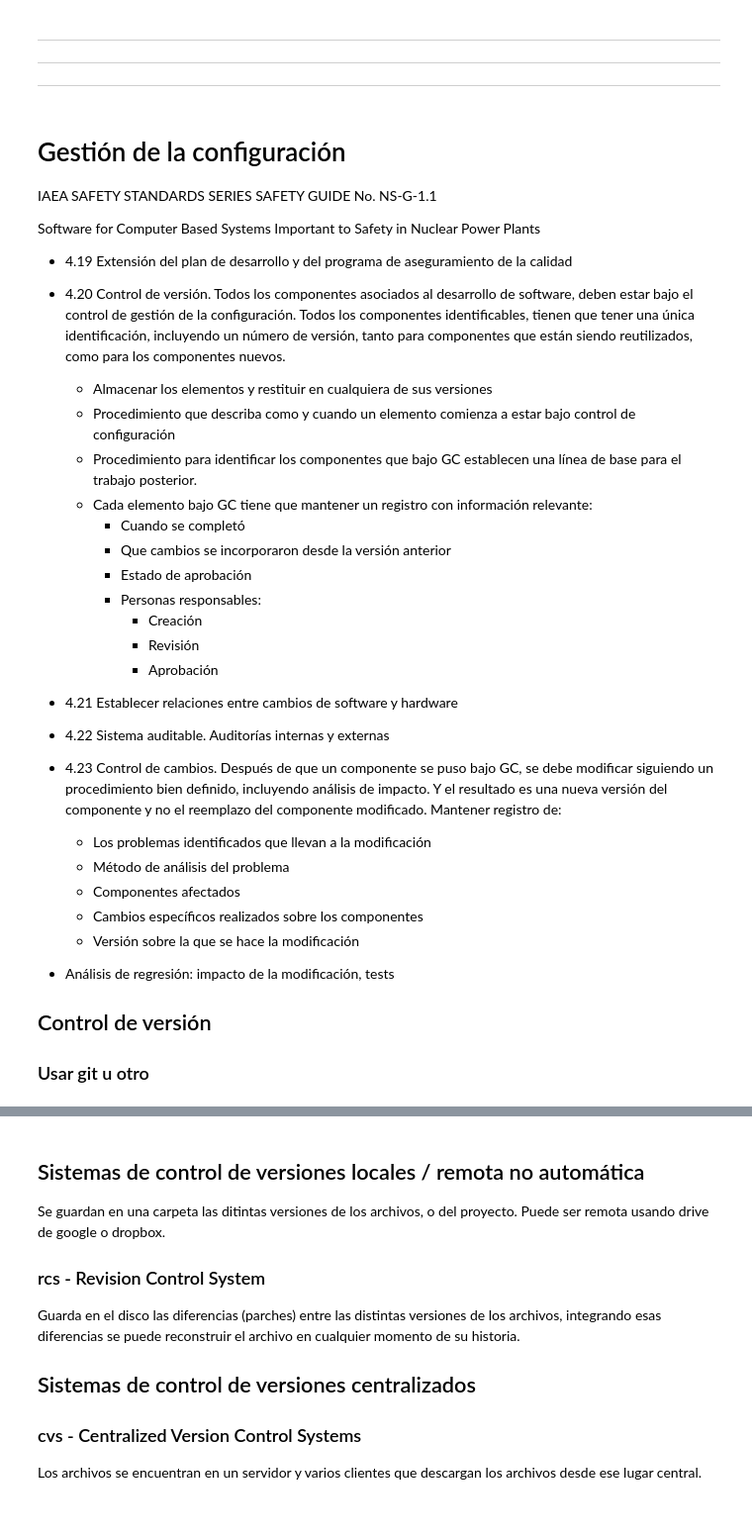
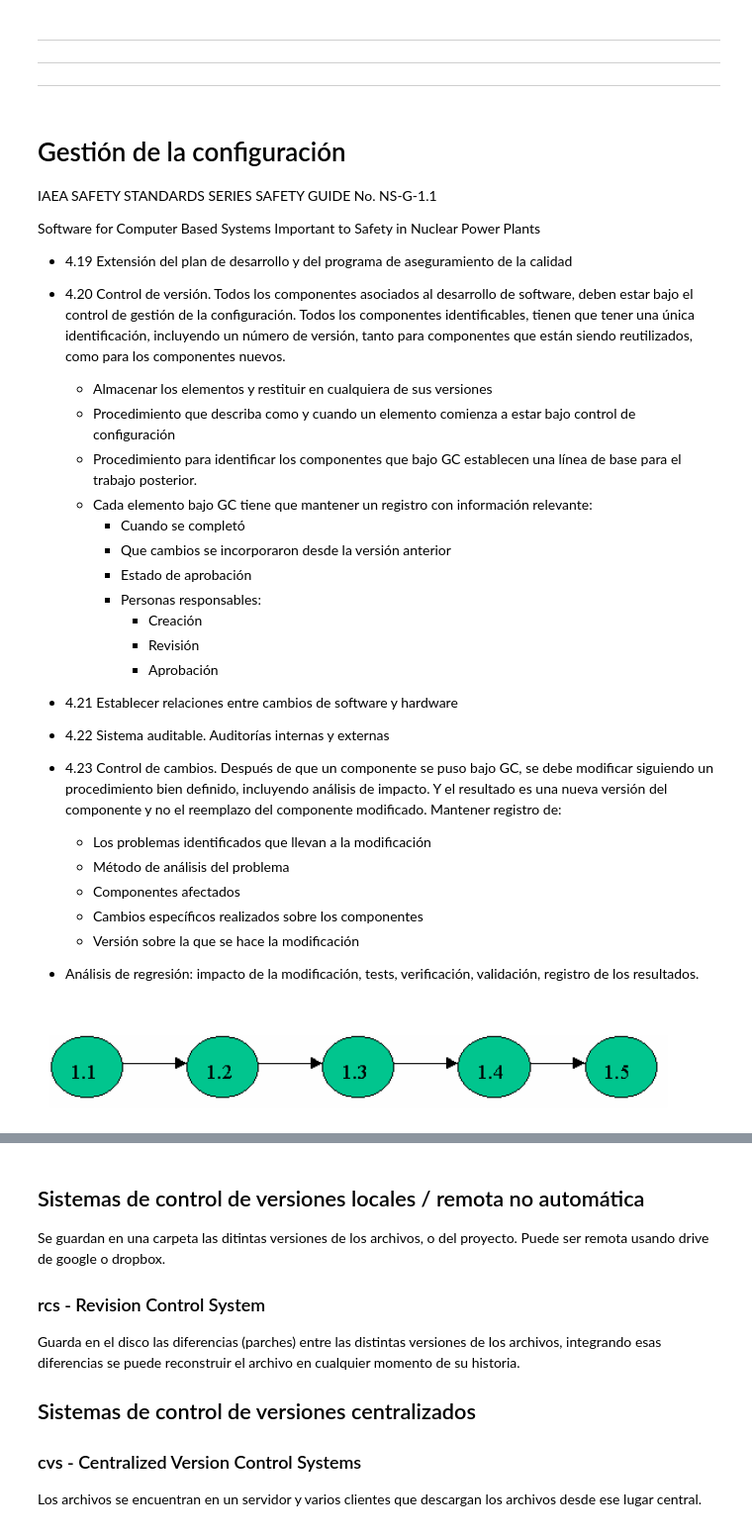
Before and after one commit to lmpizarro/apuntes-python-cientifico, a Jupyter notebook: cursoPython/oper-struct-test.ipynb, the cells around one changed output, grey strips where cells are left out. Shown: that part at 99% size. Drawn from its saved outputs; the diff is of its cells as text; code cells hidden in the pictures.

Commit message:
GC image control version

```diff
--- a/cursoPython/oper-struct-test.ipynb
+++ b/cursoPython/oper-struct-test.ipynb
@@ -613,11 +613,9 @@ Mantener registro de:
    * Versión sobre la que se hace la modificación
 
 
-* Análisis de regresión: impacto de la modificación, tests
-
-
-
-
-## Control de versión
-
-### Usar git u otro
+* Análisis de regresión: impacto de la modificación, tests, verificación, validación, registro de los resultados.
+# %%
+from IPython.display import Image
+Image(filename='Diagrama-10-GC.png')
+# %% [output]
+[figure, added]
```
Also changed, not shown: parts of 3 cells of this notebook, 3 other files.
